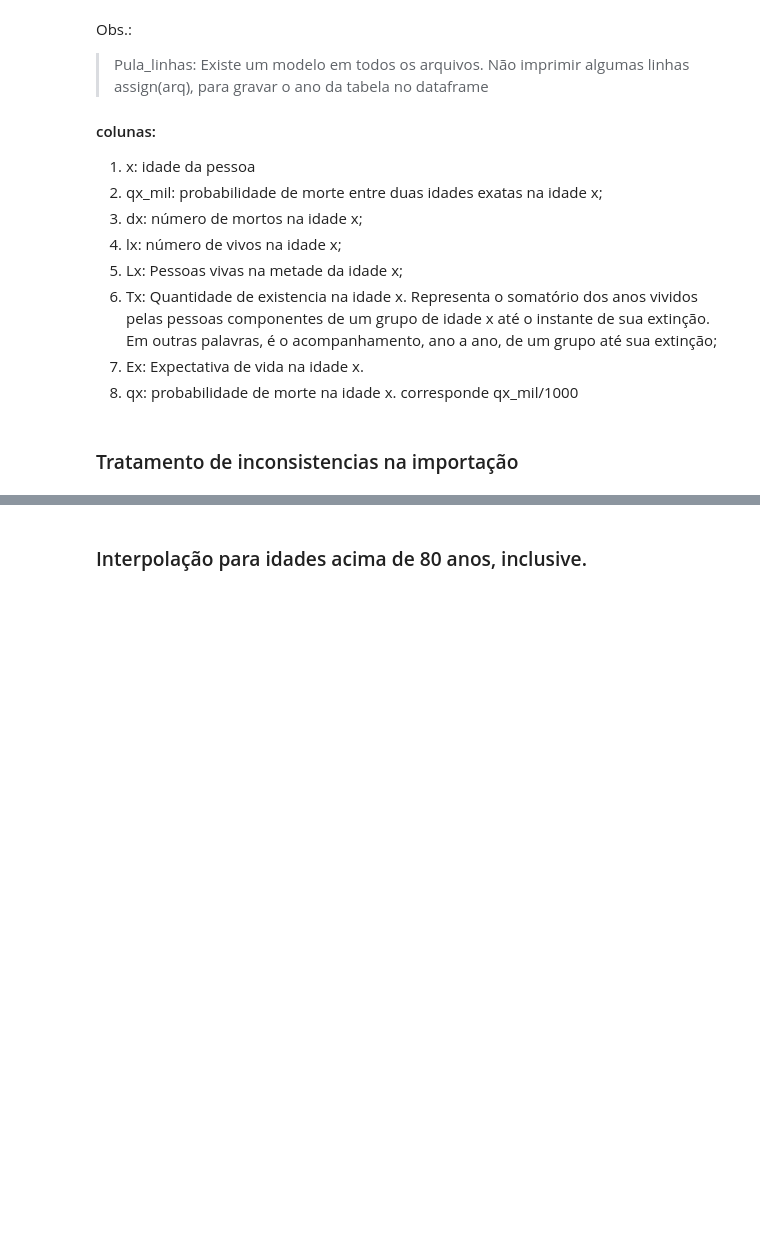
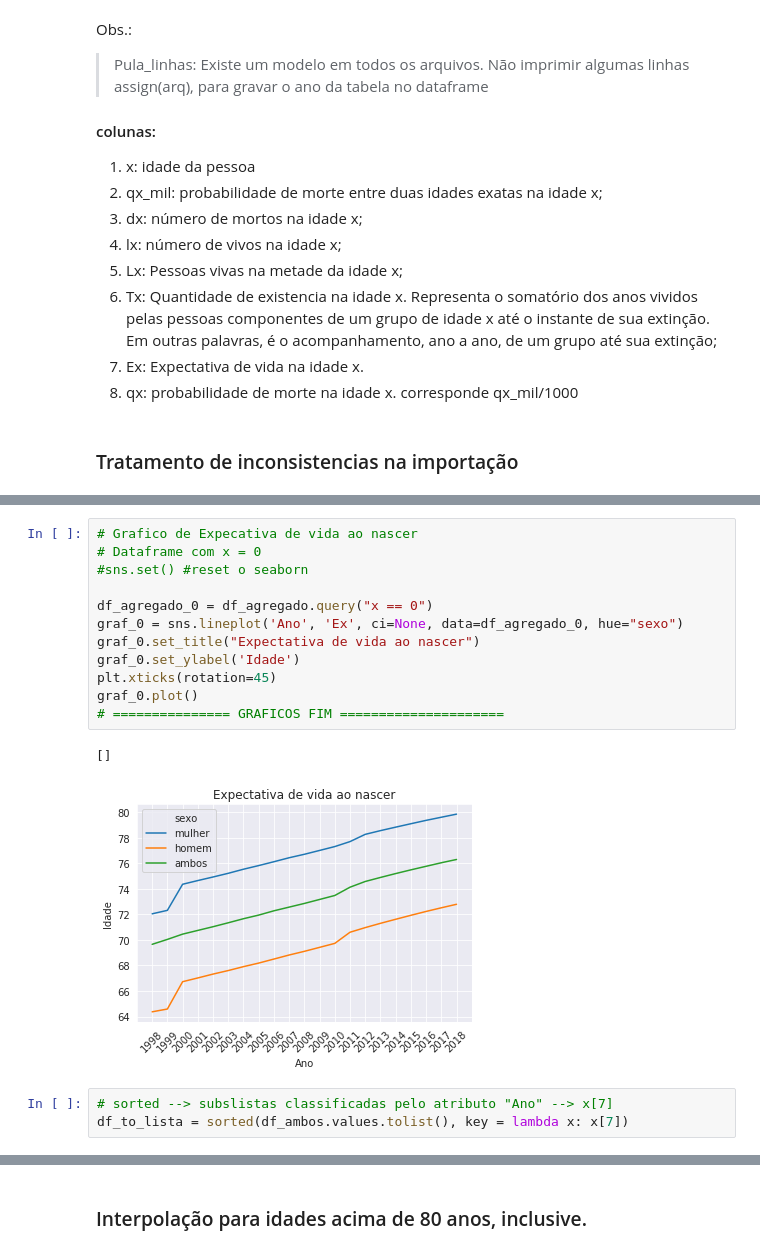
Before and after one commit to Domdoug/tabua_mortalidade_atuarial_com_lstm, a Jupyter notebook: Expectativa_vida.ipynb, the cells around one changed output, grey strips where cells are left out. Cells and saved outputs as stored; diff of their text form; blank space fills up the shorter version.

```diff
--- a/Expectativa_vida.ipynb
+++ b/Expectativa_vida.ipynb
@@ -245,0 +227,18 @@ df_homem[df_homem['x'].astype(str).str.contains("80")].head()
+# %%
+# Grafico de Expecativa de vida ao nascer
+# Dataframe com x = 0
+#sns.set() #reset o seaborn
+
+df_agregado_0 = df_agregado.query("x == 0")
+graf_0 = sns.lineplot('Ano', 'Ex', ci=None, data=df_agregado_0, hue="sexo")
+graf_0.set_title("Expectativa de vida ao nascer")
+graf_0.set_ylabel('Idade')
+plt.xticks(rotation=45)
+graf_0.plot()
+# =============== GRAFICOS FIM =====================
+# %% [output]
+[]
+[figure, added]
+# %%
+# sorted --> subslistas classificadas pelo atributo "Ano" --> x[7]
+df_to_lista = sorted(df_ambos.values.tolist(), key = lambda x: x[7])
```
Also changed, not shown: parts of 107 cells of this notebook, 1 other file.
